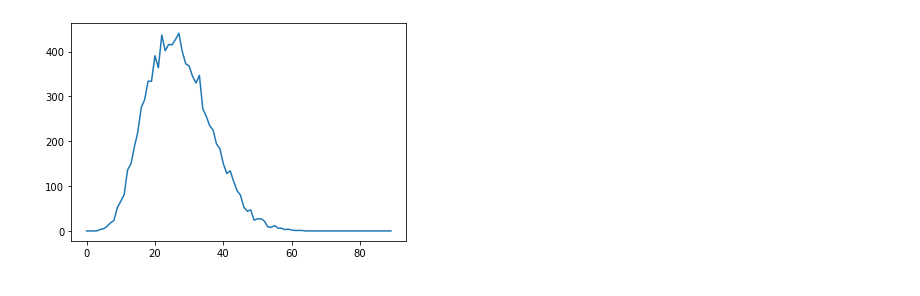
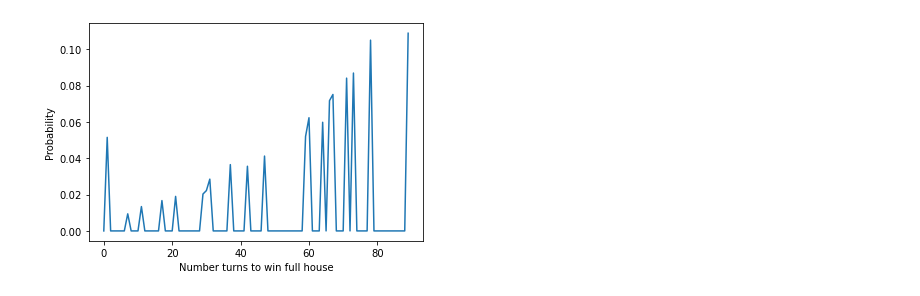
Before and after one commit to rajeswarim81/Prombola, a Jupyter notebook: StrategiesDistribution.ipynb, the cells around one changed output. Saved outputs shown, nothing was run; the diff lists cells and outputs as text; code cells hidden in the pictures.

```diff
--- a/StrategiesDistribution.ipynb
+++ b/StrategiesDistribution.ipynb
@@ -223,5 +194,7 @@ plt.show()
-# %%
-plt.plot(earlyFiveEx)
-plt.show()
-# %% [output]
-[figure, removed]
+# %%
+plt.plot(winningTurnDistribution[1])
+plt.xlabel("Number turns to win full house")
+plt.ylabel("Probability")
+plt.show()
+# %% [output]
+[figure, added]
```
Also changed, not shown: parts of 10 cells of this notebook, 2 other files.
